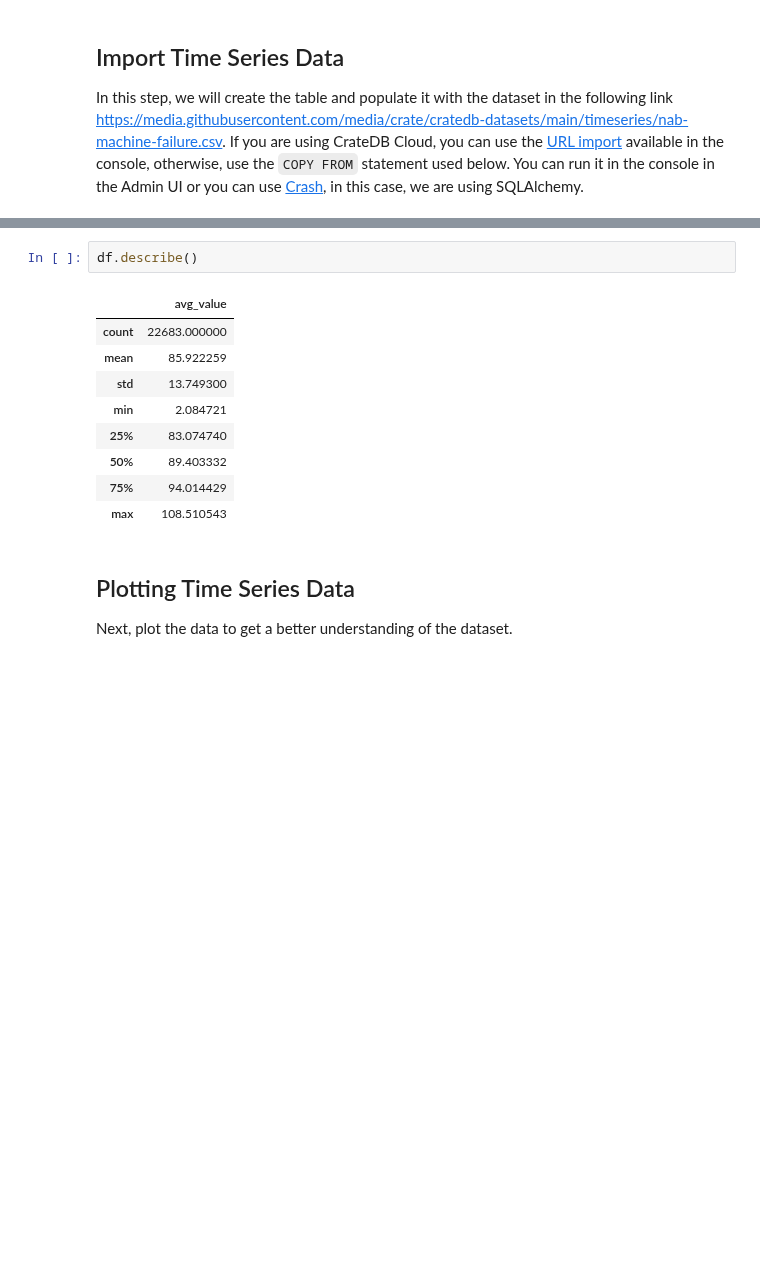
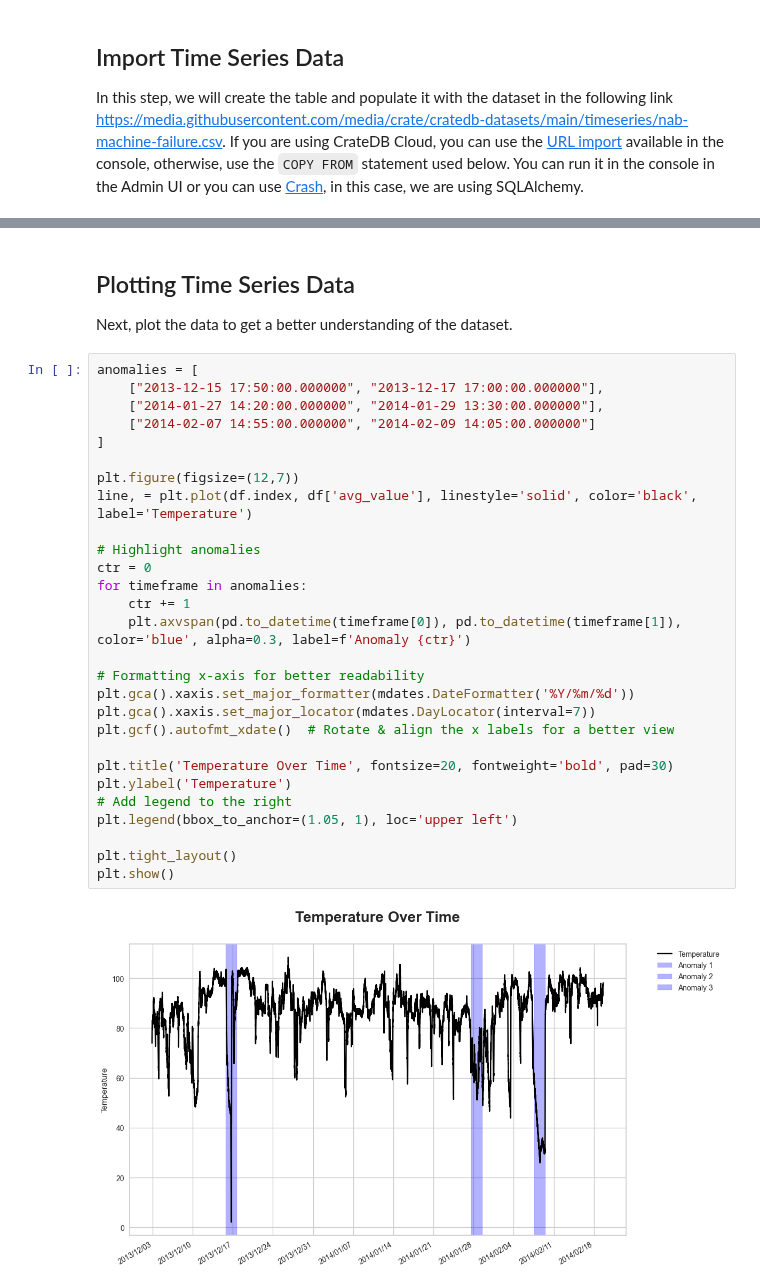
Before and after one commit to crate/cratedb-examples, a Jupyter notebook: topic/timeseries/timeseries-anomaly-detection.ipynb, the cells around one changed output, grey strips where cells are left out. Saved outputs shown, nothing was run; the diff lists cells and outputs as text; blank space fills up the shorter version.

Commit message:
add initial plot and further details
I added the initial plot for the anomalies and also changed the text and structure of the notebook

```diff
--- a/topic/timeseries/timeseries-anomaly-detection.ipynb
+++ b/topic/timeseries/timeseries-anomaly-detection.ipynb
@@ -96,15 +114,33 @@ df = df.set_index('timestamp')
-# %%
-df.describe()
-# %% [output]
-|  | avg_value |
-| count | 22683.000000 |
-| mean | 85.922259 |
-| std | 13.749300 |
-| min | 2.084721 |
-| 25% | 83.074740 |
-| 50% | 89.403332 |
-| 75% | 94.014429 |
-| max | 108.510543 |
 # %% [markdown]
 ## Plotting Time Series Data
 Next, plot the data to get a better understanding of the dataset.
+# %%
+anomalies = [
+    ["2013-12-15 17:50:00.000000", "2013-12-17 17:00:00.000000"],
+    ["2014-01-27 14:20:00.000000", "2014-01-29 13:30:00.000000"],
+    ["2014-02-07 14:55:00.000000", "2014-02-09 14:05:00.000000"]
+]
+
+plt.figure(figsize=(12,7))
+line, = plt.plot(df.index, df['avg_value'], linestyle='solid', color='black', label='Temperature')
+
+# Highlight anomalies
+ctr = 0
+for timeframe in anomalies:
+    ctr += 1
+    plt.axvspan(pd.to_datetime(timeframe[0]), pd.to_datetime(timeframe[1]), color='blue', alpha=0.3, label=f'Anomaly {ctr}')
+
+# Formatting x-axis for better readability
+plt.gca().xaxis.set_major_formatter(mdates.DateFormatter('%Y/%m/%d'))
+plt.gca().xaxis.set_major_locator(mdates.DayLocator(interval=7))
+plt.gcf().autofmt_xdate()  # Rotate & align the x labels for a better view
+
+plt.title('Temperature Over Time', fontsize=20, fontweight='bold', pad=30)
+plt.ylabel('Temperature')
+# Add legend to the right
+plt.legend(bbox_to_anchor=(1.05, 1), loc='upper left')
+
+plt.tight_layout()
+plt.show()
+# %% [output]
+[figure, added]
```
Also changed, not shown: parts of 13 cells of this notebook.
